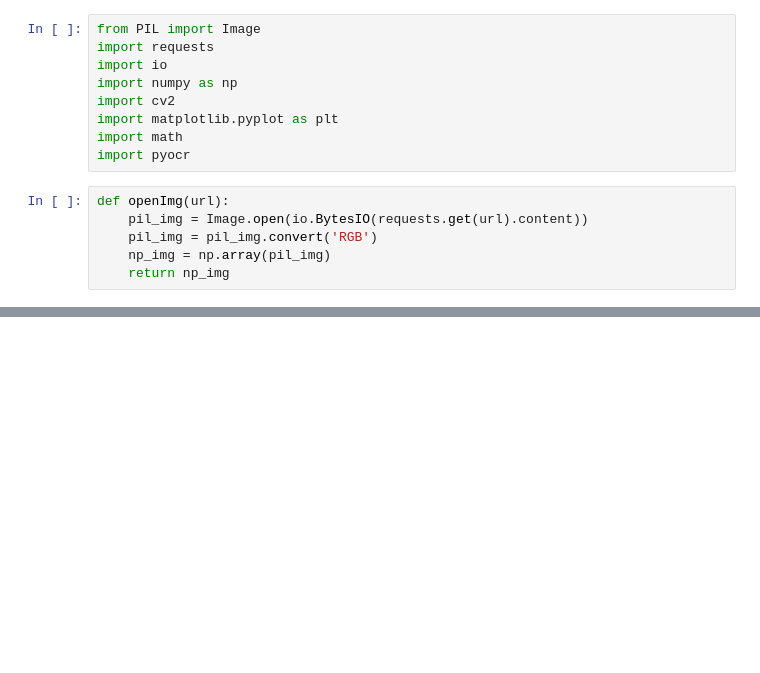
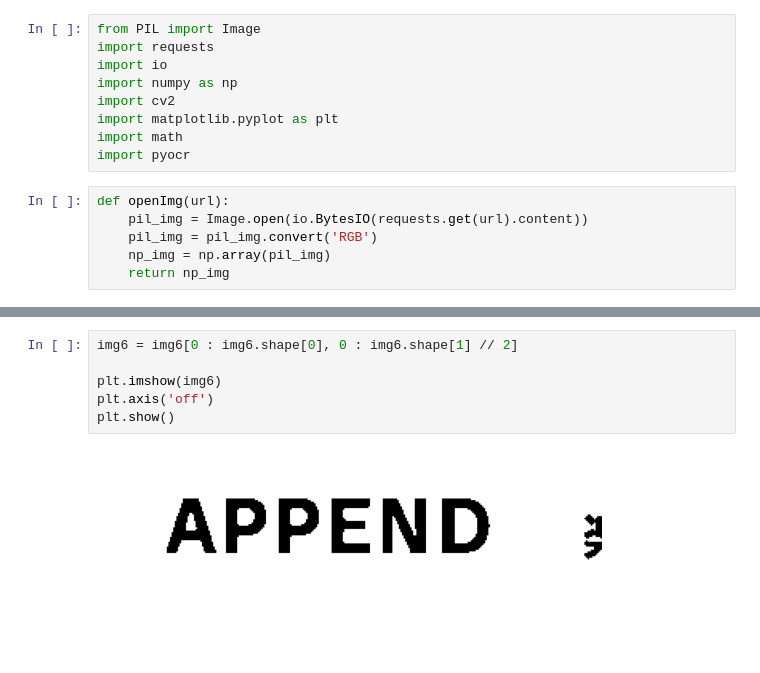
Before and after one commit to result-database/ocr-api-v3-notebook, a Jupyter notebook: difficult.ipynb, the cells around one changed output, grey strips where cells are left out. Saved outputs shown, nothing was run; the diff lists cells and outputs as text; blank space fills up the shorter version.

```diff
--- a/difficult.ipynb
+++ b/difficult.ipynb
@@ -110,0 +126,8 @@ plt.show()
+# %%
+img6 = img6[0 : img6.shape[0], 0 : img6.shape[1] // 2]
+
+plt.imshow(img6)
+plt.axis('off')
+plt.show()
+# %% [output]
+[figure, added]
```
Also changed, not shown: parts of 7 cells of this notebook.
